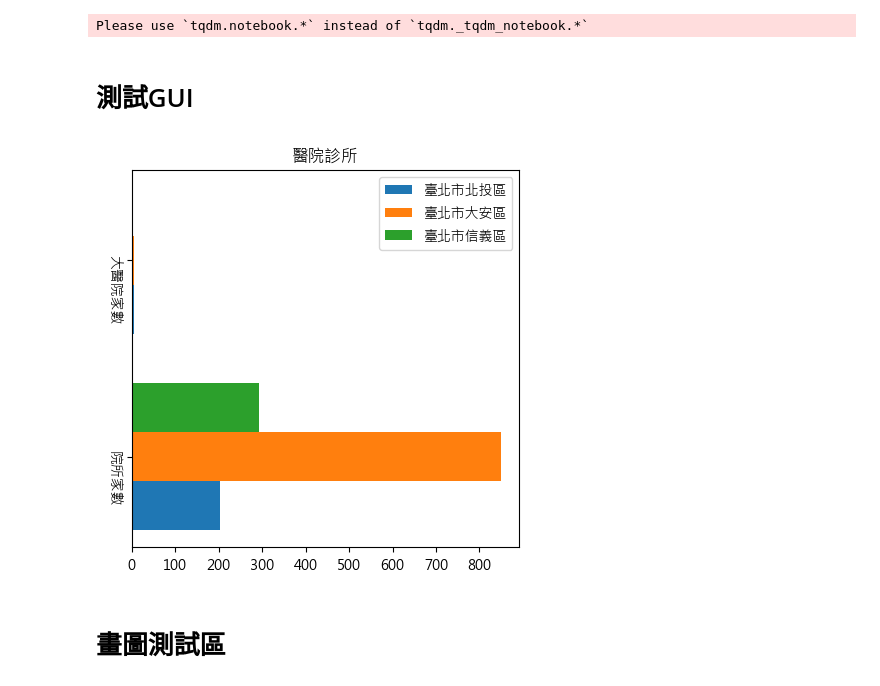
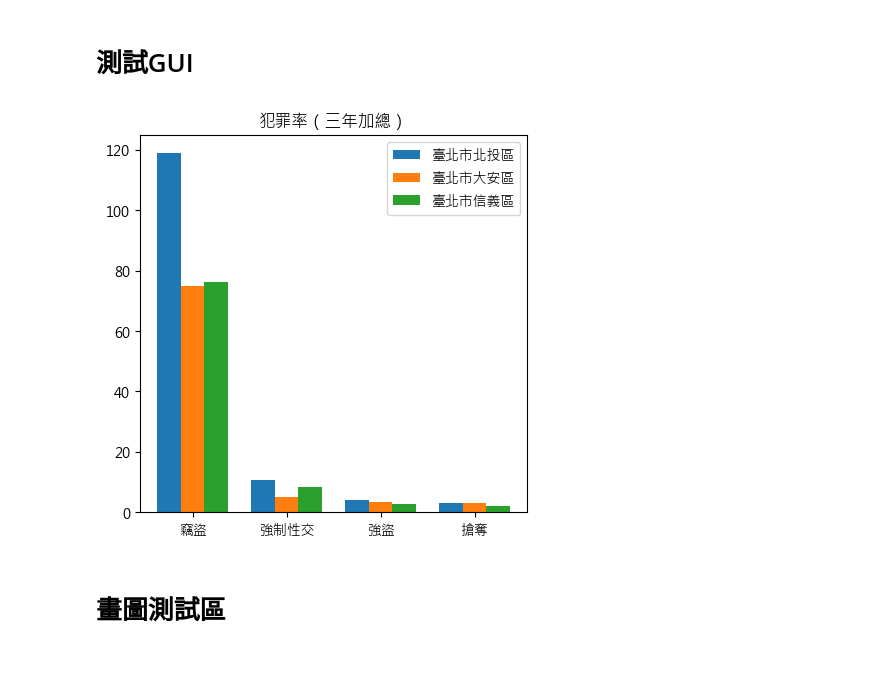
Before and after one commit to jouhsuanlin/ntuibr07, a Jupyter notebook: 繪圖/繪圖.ipynb, the cells around one changed output. Cells and saved outputs as stored; diff of their text form; code cells hidden in the pictures.

```diff
--- a/繪圖/繪圖.ipynb
+++ b/繪圖/繪圖.ipynb
@@ -3,20 +3,19 @@ import pandas as pd
 import pandas as pd
 import numpy as np
 import matplotlib.pyplot as plt
-import seaborn as sns
-from tqdm import  _tqdm_notebook
+
 
 class draw():
 
     def __init__(self,lists):
-        self.cities = [lists[0], lists[2],lists[4]]          # 處理傳入的lists
-        self.regions = [lists[1],lists[3],lists[5]]
+        self.cities = [lists[0][0], lists[1][0],lists[2][0]]          # 處理傳入的lists
+        self.regions = [lists[0][1],lists[1][1],lists[2][1]]
 
         self.income_data =  pd.read_csv('平均家庭收入.csv')
         self.clinic_data = pd.read_csv('醫療資源.csv')
         # self.entertainment_data = pd.read_csv('')
         self.market_data = pd.read_csv('超市家數.csv')
-        # crime_data
+        self.crime_data = pd.read_csv('犯罪率.csv')
         self.school_data = pd.read_csv('學校數量.csv')
         self.air_data = pd.read_csv('air_pollution.csv')
 
@@ -35,7 +34,7 @@ class draw():
         return F
 
     def clinic_pic(self):
-        clinic = ['院所家數', '大醫院家數']
+        clinic = ['診所家數', '大醫院家數']
         F = plt.figure(figsize=(5,5), dpi=100)
         no1 = self.clinic_data[(self.clinic_data.loc[:,'地區名'] ==  self.regions[0]) & (self.clinic_data.loc[:,'縣市名'] == self.cities[0])][clinic]
         x_all = list(range(0, len(clinic)))
@@ -56,7 +55,7 @@ class draw():
         return F
 
 
-    def entertainment_pic (self):       # 把self.school_data  全部換掉 ###########################
+    def entertainment_pic (self):
         entertainment = ['電影院家數', '購物中心家數','全聯家數','頂好家數','costco家數']
         F = plt.figure(figsize=(5,5), dpi=100)
         x_all = list(range(0, len(entertainment)))
@@ -79,7 +78,27 @@ class draw():
 
 
 
-    #def crime_pic (self):
+    def crime_pic (self):
+        crime = ['竊盜犯罪率','強制性交犯罪率','強盜犯罪率','搶奪犯罪率']
+        ticks_name = ['竊盜','強制性交','強盜','搶奪']
+        F = plt.figure(figsize=(5,5), dpi=100)
+        x_all = list(range(0, len(crime )))
+        no1 = self.crime_data[(self.crime_data.loc[:,'地區名'] == self.regions[0]) & (self.crime_data.loc[:,'縣市名'] == self.cities[0])][crime]
+        y1 = no1.values.flatten()
+        no2 = self.crime_data[(self.crime_data.loc[:,'地區名'] == self.regions[1]) & (self.crime_data.loc[:,'縣市名'] == self.cities[1])][crime]
+        y2 = no2 .values.flatten()
+        no3 = self.crime_data[(self.crime_data.loc[:,'地區名'] == self.regions[2]) & (self.crime_data.loc[:,'縣市名'] == self.cities[2])][crime]
+        y3 = no3.values.flatten()
+
+        width = 0.25   #先設定每個長條的寬度
+        plt.bar([i-width for i in x_all], y1, width=width, label= (self.cities[0]+self.regions[0])) #注意這裡的X軸座標為x1中的數據減去寬度的一半
+        plt.bar([i for i in x_all], y2, width=width, label=(self.cities[1]+self.regions[1]))        #注意這裡的X軸座標為x1中的數據加上寬度的一半
+        plt.bar([i+width for i in x_all], y3, width=width, label=(self.cities[2]+self.regions[2]))
+        plt.xticks(x_all,ticks_name)
+        plt.legend()
+        plt.title('犯罪率（三年加總）')
+        return F
+
 
 
     def school_pic (self):
@@ -122,29 +141,27 @@ class draw():
         plt.title('空氣品質')
         plt.legend()
         return F
-# %% [output]
-Please use `tqdm.notebook.*` instead of `tqdm._tqdm_notebook.*`
 # %% [markdown]
 # 測試GUI
 # %%
 import tkinter as tk
 from pandas import DataFrame
 import matplotlib.pyplot as plt
 from matplotlib.backends.backend_tkagg import FigureCanvasTkAgg
 #myfont = FontProperties(fname=r'/Users/lanjingyi/opt/anaconda3/lib/python3.7/site-packages/matplotlib/mpl-data/fonts/ttf/Microsoft JhengHei.ttf')
 # fontproperties=myfont
 root= tk.Tk()
 
 
-lists = ['臺北市','北投區','臺北市','大安區','臺北市','信義區']
+lists = [['臺北市','北投區'],['臺北市','大安區'],['臺北市','信義區']]
 A = draw(lists)
-bar1 = FigureCanvasTkAgg(A.clinic_pic(), root)
+bar1 = FigureCanvasTkAgg(A.crime_pic(), root)
 bar1.get_tk_widget().pack(side=tk.LEFT, fill=tk.BOTH)
 
 
 root.mainloop()
 # %% [output]
-[figure, old version]
+[figure, new version]
 # %% [markdown]
 # 畫圖測試區
 # %%
```
Also changed, not shown: 1 other file.
